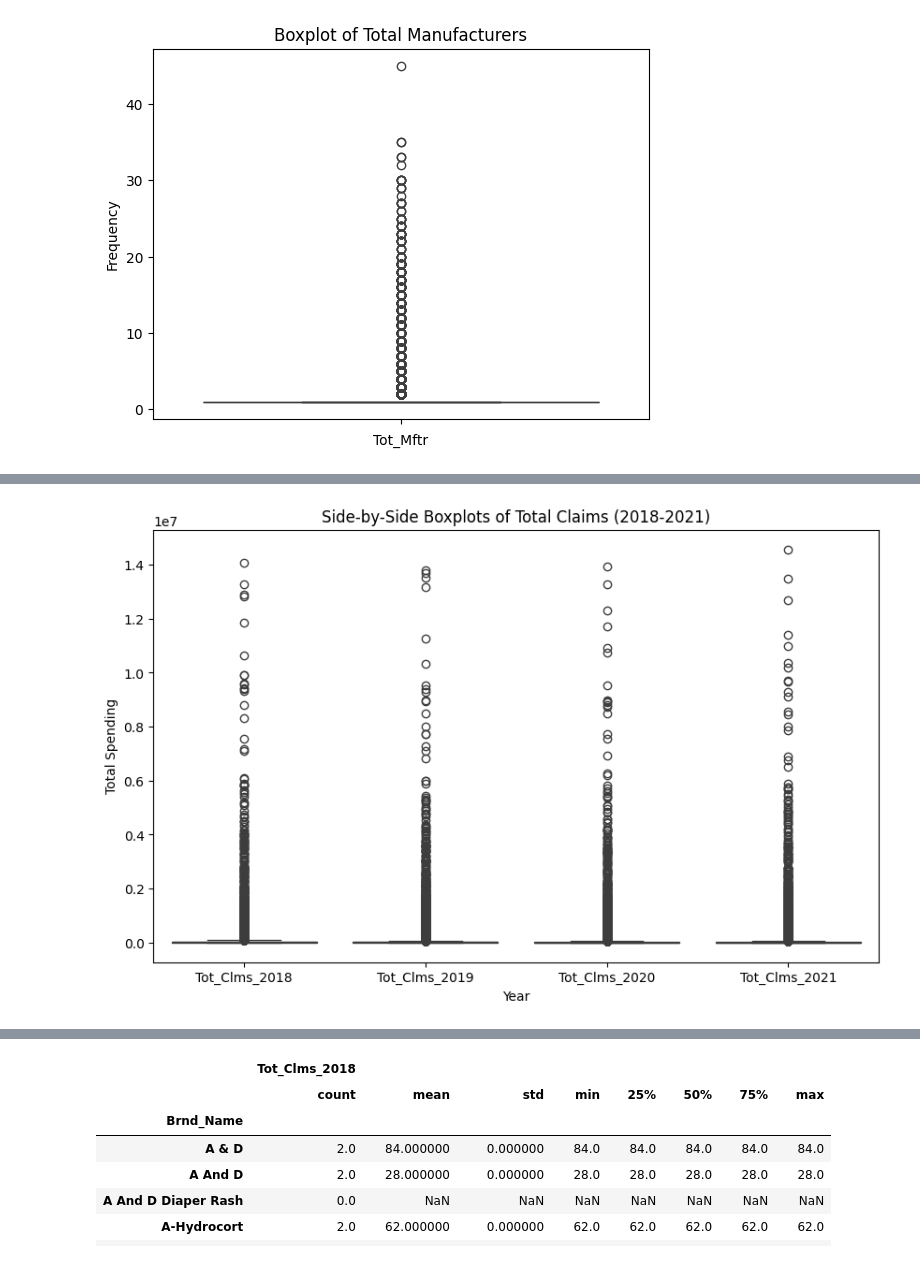
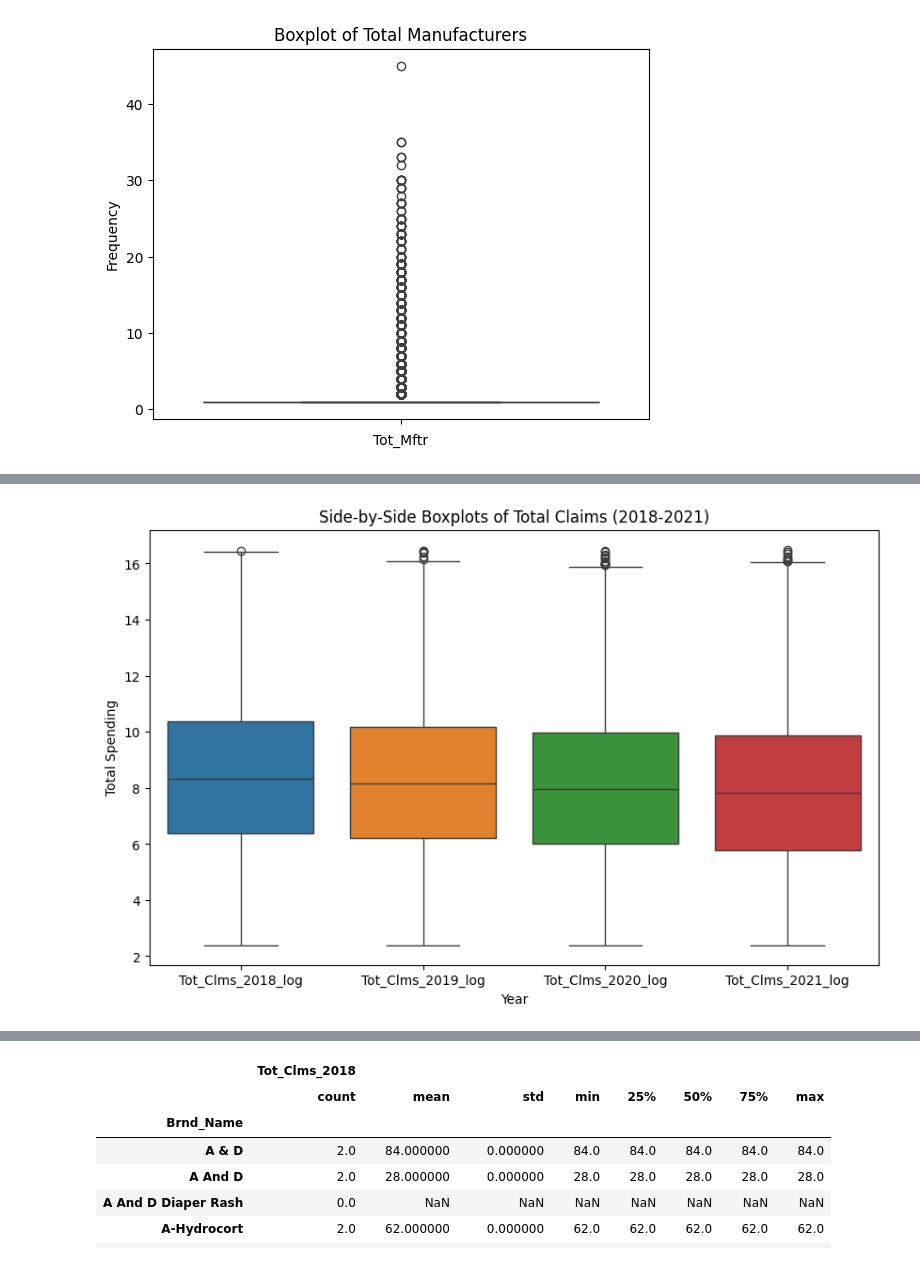
Before and after one commit to natalieassaad/visualization, a Jupyter notebook: assignment/assignment.ipynb, the cells around one changed output, grey strips where cells are left out. Drawn from its saved outputs; the diff is of its cells as text; code cells hidden in the pictures.

```diff
--- a/assignment/assignment.ipynb
+++ b/assignment/assignment.ipynb
@@ -366,9 +347,16 @@ plt.show()
 # %% [output]
 [figure]
 # %%
+# lots of outliers and the graph is very skewed, smooth out using logs
+med['Tot_Spndng_2018_log'] = np.log(med['Tot_Spndng_2018'])
+med['Tot_Spndng_2019_log'] = np.log(med['Tot_Spndng_2019'])
+med['Tot_Spndng_2020_log'] = np.log(med['Tot_Spndng_2020'])
+med['Tot_Spndng_2021_log'] = np.log(med['Tot_Spndng_2021'])
+
+
 # prompt: made side by side boxplots for total spending in 2018, 2019, and 2020
 # Assuming your dataframe is named 'med' and contains columns 'Tot_Spndng_2018', 'Tot_Spndng_2019', 'Tot_Spndng_2020'
-spending_columns = ['Tot_Spndng_2018', 'Tot_Spndng_2019', 'Tot_Spndng_2020', 'Tot_Spndng_2021']
+spending_columns = ['Tot_Spndng_2018_log', 'Tot_Spndng_2019_log', 'Tot_Spndng_2020_log', 'Tot_Spndng_2021_log']
 
 # Create a list of the columns to plot
 columns_to_plot = [col for col in spending_columns if col in med.columns]
@@ -391,24 +401,30 @@ plt.show()
 # %%
+# lots of outliers and the graph is very skewed, smooth out using logs
+med['Tot_Clms_2018_log'] = np.log(med['Tot_Clms_2018'])
+med['Tot_Clms_2019_log'] = np.log(med['Tot_Clms_2019'])
+med['Tot_Clms_2020_log'] = np.log(med['Tot_Clms_2020'])
+med['Tot_Clms_2021_log'] = np.log(med['Tot_Clms_2021'])
+
 # Assuming your dataframe is named 'med' and contains columns 'Tot_Spndng_2018', 'Tot_Spndng_2019', 'Tot_Spndng_2020'
-claims_columns = ['Tot_Clms_2018', 'Tot_Clms_2019', 'Tot_Clms_2020', 'Tot_Clms_2021']
+claims_columns = ['Tot_Clms_2018_log', 'Tot_Clms_2019_log', 'Tot_Clms_2020_log', 'Tot_Clms_2021_log']
 
 # Create a list of the columns to plot
 columns_to_plot = [col for col in claims_columns if col in med.columns]
 
 # Create a figure and axes
 fig, ax = plt.subplots(figsize=(10, 6))
 
 # Create side-by-side boxplots
 sns.boxplot(data=med[columns_to_plot], ax=ax)
 
 # Customize the plot
 ax.set_xlabel('Year')
 ax.set_ylabel('Total Spending')
 ax.set_title('Side-by-Side Boxplots of Total Claims (2018-2021)')
 
 # Display the plot
 plt.show()
 # %% [output]
-[figure, old version]
+[figure, new version]
 # %%
 # 5. Create a histogram or kernel density plot, and explain what you see. Do the results require any transformations to rescale them?
```
Also changed, not shown: parts of 7 cells of this notebook.
